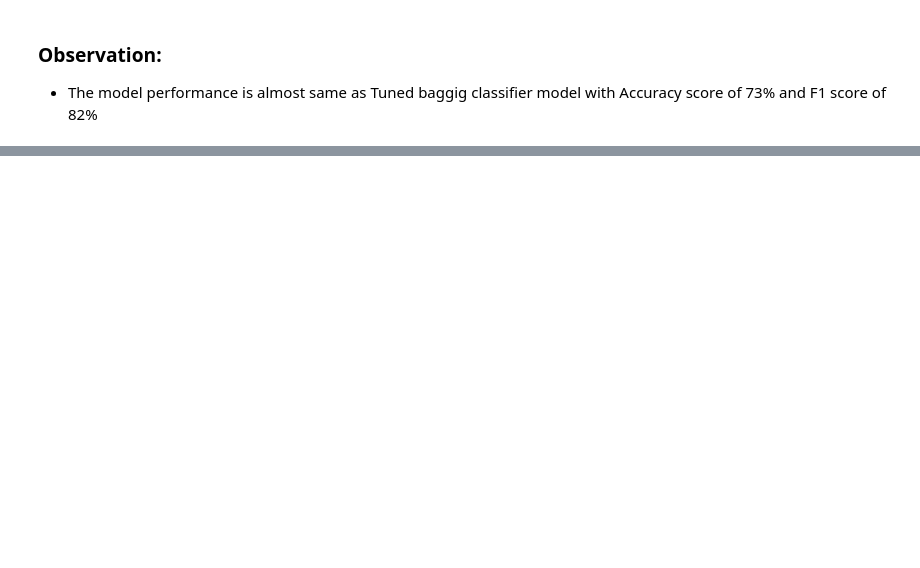
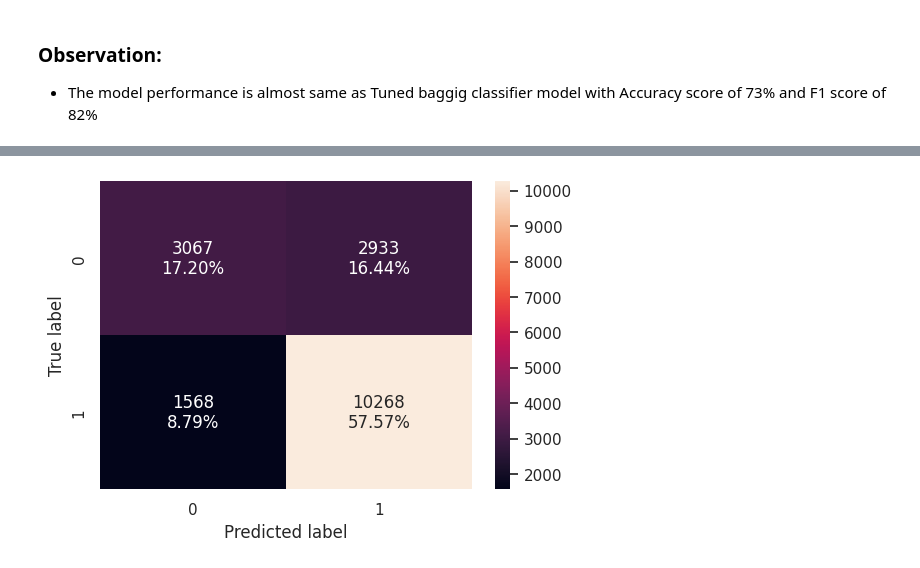
Before and after one commit to Rajesh2015/easy-visa, a Jupyter notebook: easy-visa-solution.ipynb, the cells around one changed output, grey strips where cells are left out. Saved outputs shown, nothing was run; the diff lists cells and outputs as text; code cells hidden in the pictures; blank space fills up the shorter version.

```diff
--- a/easy-visa-solution.ipynb
+++ b/easy-visa-solution.ipynb
@@ -2024,0 +2038,9 @@ compare_model_performance(train_performance_ada_tuned,test_performance_ada_tuned
+# %%
+# Create Gradient Boosting classifoer and fit with training set
+gbcl = GradientBoostingClassifier(n_estimators = 50,random_state=1)
+gbcl = gbcl.fit(X_train, y_train)
+# %%
+# Confusion matrix for gradient boost
+confusion_matrix_sklearn(gbcl,X_train,y_train)
+# %% [output]
+[figure, added]
```
Also changed, not shown: parts of 31 cells of this notebook.
